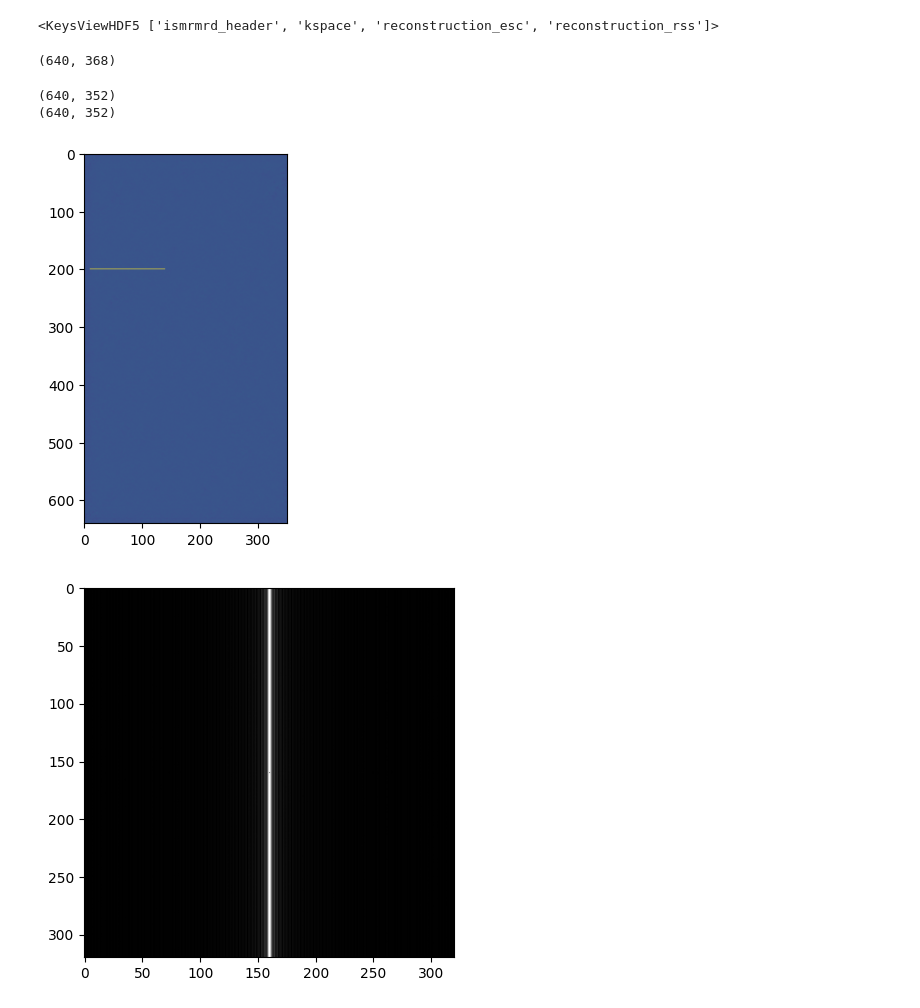
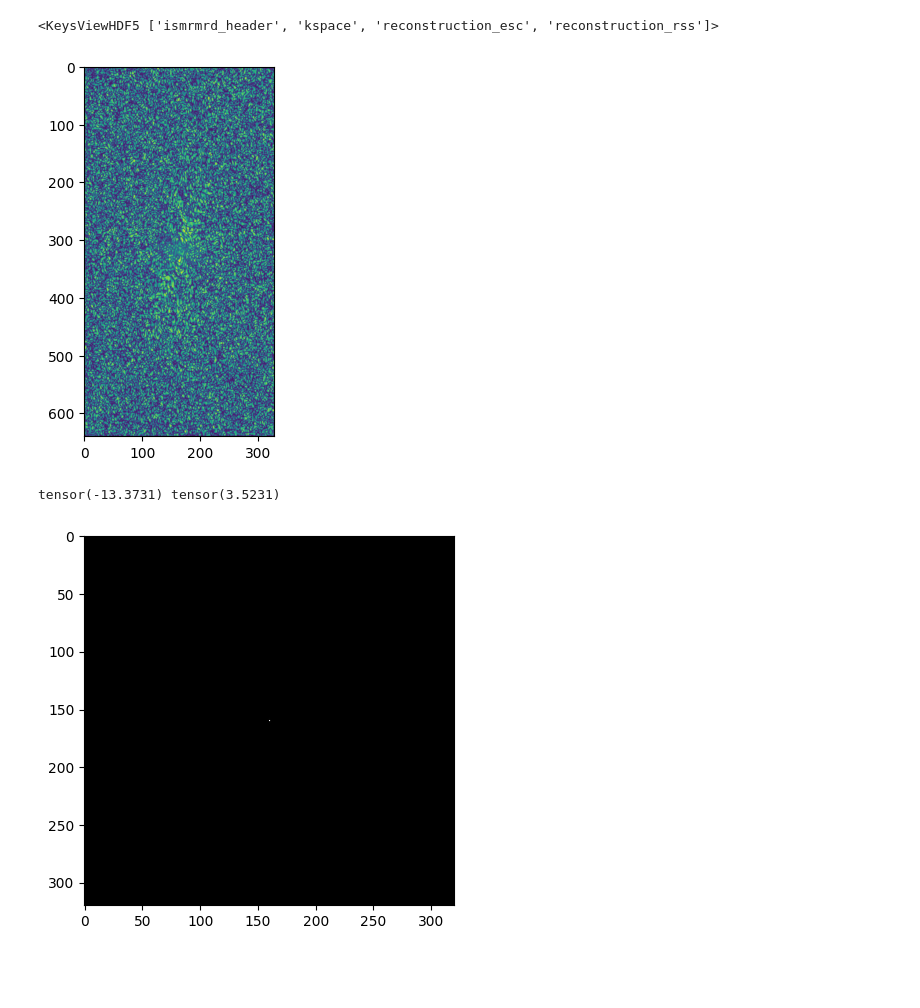
Before and after one commit to sandrosage/kspace-diffusion, a Jupyter notebook: test.ipynb, the cells around one changed output. Saved outputs shown, nothing was run; the diff lists cells and outputs as text; code cells hidden in the pictures; blank space fills up the shorter version.

```diff
--- a/test.ipynb
+++ b/test.ipynb
@@ -13,33 +13,27 @@ import matplotlib.pyplot as plt
 def show_coils(data, cmap=None):
     fig = plt.figure()
     plt.imshow(data, cmap=cmap)
-
-slice.shape
-# %% [output]
-(640, 368)
 # %%
 import numpy as np
-slice = np.load("11640.npy")
-slice = slice[:,:-20]
-print(slice.shape)
-# slice[600][135:150] = 1
-print(slice.shape)
-slice[200][10:140] = 1
+import matplotlib.pyplot as plt
+
+slice = np.load("8955.npy")
+slice = slice[:,20:-20]
 plt.imshow(np.log(abs(slice) + 1e-9))
 plt.show()
 # %% [output]
-(640, 352)
-(640, 352)
-[figure, old version]
+[figure, new version]
 # %%
 import fastmri
 from fastmri.data.transforms import VarNetDataTransform
 from fastmri.data import transforms as T
 
 slice_kspace2 = T.to_tensor(slice)      # Convert from numpy array to pytorch tensor
+print(slice_kspace2.min(), slice_kspace2.max())
 slice_image = fastmri.ifft2c(slice_kspace2)           # Apply Inverse Fourier Transform to get the complex image
 slice_image_abs = fastmri.complex_abs(slice_image)
 slice_image_abs = T.center_crop(slice_image_abs, (320,320))
 show_coils(slice_image_abs, cmap="gray")
 # %% [output]
+tensor(-13.3731) tensor(3.5231)
-[figure, old version]
+[figure, new version]
```
Also changed, not shown: 12 other files.
